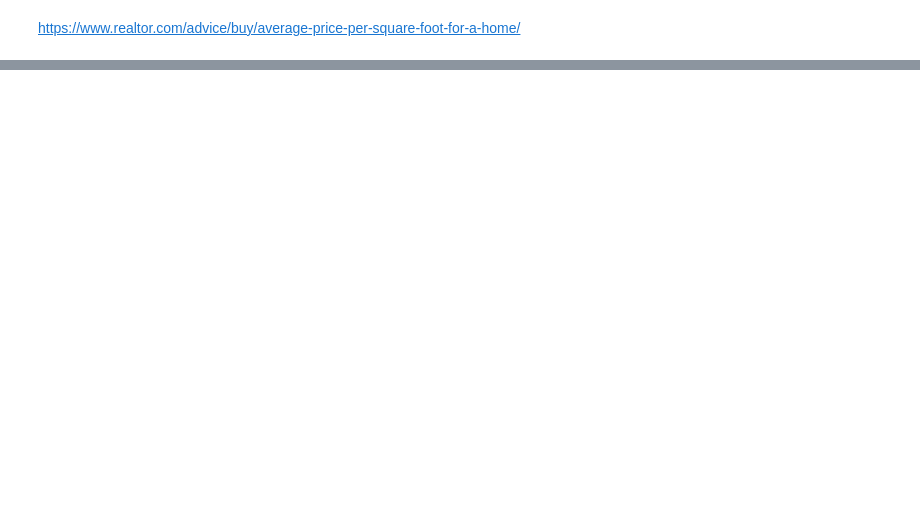
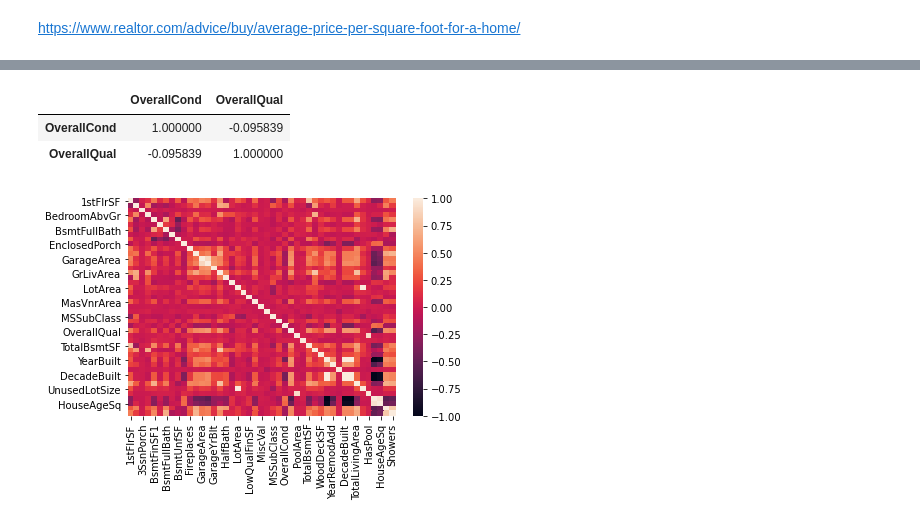
Before and after one commit to DPWasserman/ames-housing-prices, a Jupyter notebook: EDA/DPW_Test Analysis.ipynb, the cells around one changed output, grey strips where cells are left out. Saved outputs shown, nothing was run; the diff lists cells and outputs as text; code cells hidden in the pictures; blank space fills up the shorter version.

```diff
--- a/EDA/DPW_Test Analysis.ipynb
+++ b/EDA/DPW_Test Analysis.ipynb
@@ -93,0 +14,3 @@ housing['GarageArea'].fillna(0,inplace=True)
+# %%
+housing = clean(config.HOUSING_CSV)
+housing = add_features(housing)
@@ -93,0 +37,6 @@ housing['GarageArea'].fillna(0,inplace=True)
+# %%
+housing[['OverallCond','OverallQual']].corr()
+# %% [output]
+|  | OverallCond | OverallQual |
+| OverallCond | 1.000000 | -0.095839 |
+| OverallQual | -0.095839 | 1.000000 |
@@ -93,0 +46,6 @@ housing['GarageArea'].fillna(0,inplace=True)
+# %%
+corrMatrix = housing[config.CONTINUOUS_VARIABLES].corr()
+sns.heatmap(corrMatrix, annot=False)
+plt.show()
+# %% [output]
+[figure, added]
```
Also changed, not shown: parts of 35 cells of this notebook, 1 other file.
